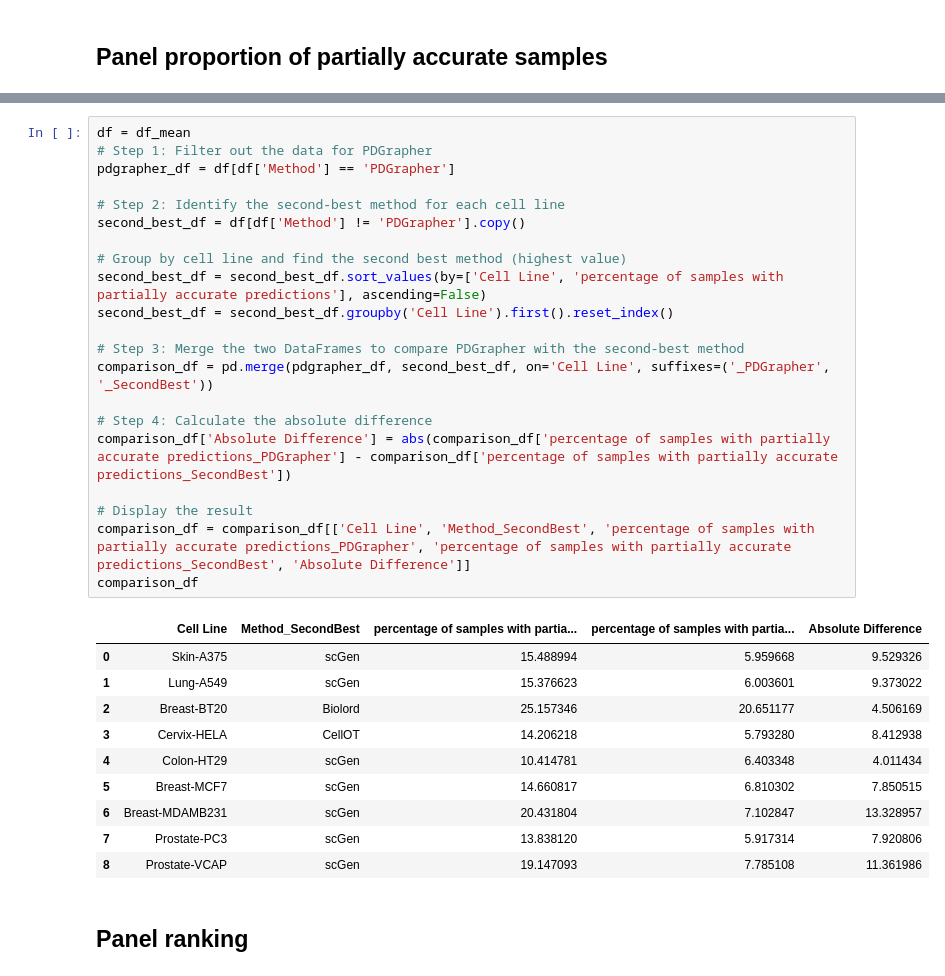
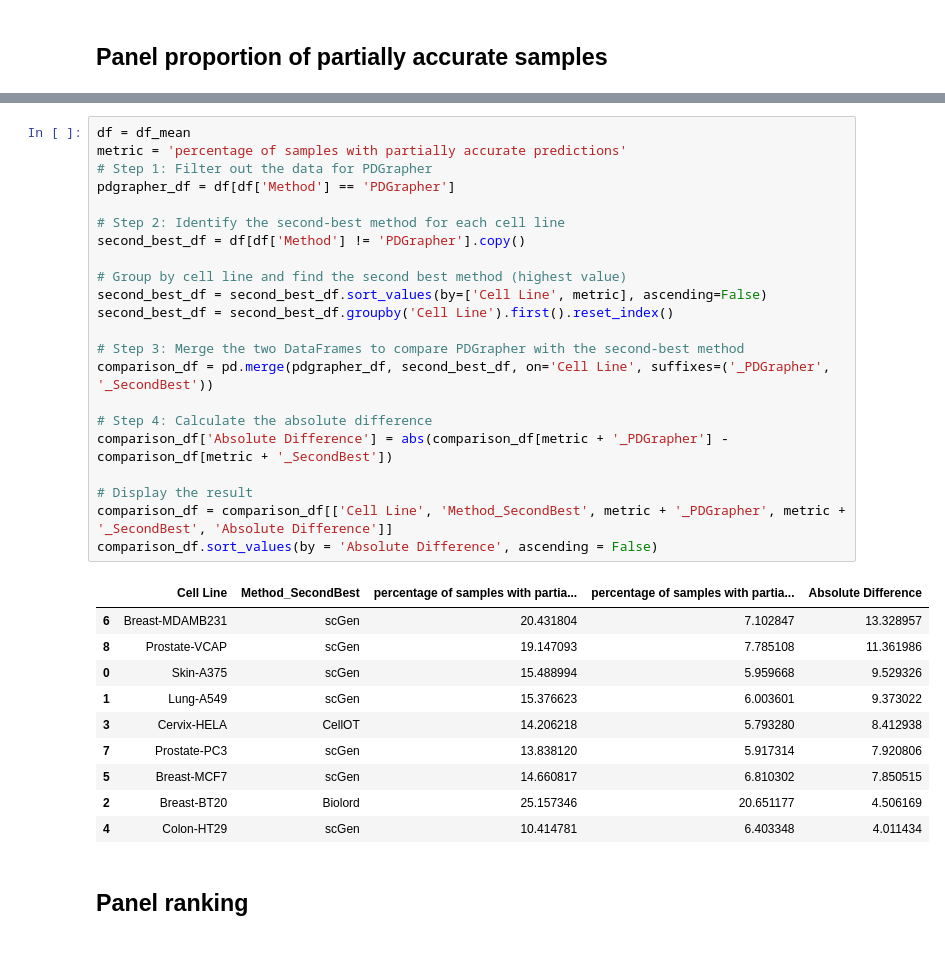
Before and after one commit to mims-harvard/PDGrapher, a Jupyter notebook: figures/figure_3_chemical_random/plot_figure_3.ipynb, the cells around one changed output, grey strips where cells are left out. Cells and saved outputs as stored; diff of their text form.

```diff
--- a/figures/figure_3_chemical_random/plot_figure_3.ipynb
+++ b/figures/figure_3_chemical_random/plot_figure_3.ipynb
@@ -338,35 +338,36 @@ The `ci` parameter is deprecated. Use `errorbar=None` for the same effect.
 # %%
 df = df_mean
+metric = 'percentage of samples with partially accurate predictions'
 # Step 1: Filter out the data for PDGrapher
 pdgrapher_df = df[df['Method'] == 'PDGrapher']
 
 # Step 2: Identify the second-best method for each cell line
 second_best_df = df[df['Method'] != 'PDGrapher'].copy()
 
 # Group by cell line and find the second best method (highest value)
-second_best_df = second_best_df.sort_values(by=['Cell Line', 'percentage of samples with partially accurate predictions'], ascending=False)
+second_best_df = second_best_df.sort_values(by=['Cell Line', metric], ascending=False)
 second_best_df = second_best_df.groupby('Cell Line').first().reset_index()
 
 # Step 3: Merge the two DataFrames to compare PDGrapher with the second-best method
 comparison_df = pd.merge(pdgrapher_df, second_best_df, on='Cell Line', suffixes=('_PDGrapher', '_SecondBest'))
 
 # Step 4: Calculate the absolute difference
-comparison_df['Absolute Difference'] = abs(comparison_df['percentage of samples with partially accurate predictions_PDGrapher'] - comparison_df['percentage of samples with partially accurate predictions_SecondBest'])
+comparison_df['Absolute Difference'] = abs(comparison_df[metric + '_PDGrapher'] - comparison_df[metric + '_SecondBest'])
 
 # Display the result
-comparison_df = comparison_df[['Cell Line', 'Method_SecondBest', 'percentage of samples with partially accurate predictions_PDGrapher', 'percentage of samples with partially accurate predictions_SecondBest', 'Absolute Difference']]
-comparison_df
+comparison_df = comparison_df[['Cell Line', 'Method_SecondBest', metric + '_PDGrapher', metric + '_SecondBest', 'Absolute Difference']]
+comparison_df.sort_values(by = 'Absolute Difference', ascending = False)
 # %% [output]
 |  | Cell Line | Method_SecondBest | percentage of samples with partia... | percentage of samples with partia... | Absolute Difference |
+| 6 | Breast-MDAMB231 | scGen | 20.431804 | 7.102847 | 13.328957 |
+| 8 | Prostate-VCAP | scGen | 19.147093 | 7.785108 | 11.361986 |
 | 0 | Skin-A375 | scGen | 15.488994 | 5.959668 | 9.529326 |
 | 1 | Lung-A549 | scGen | 15.376623 | 6.003601 | 9.373022 |
+| 3 | Cervix-HELA | CellOT | 14.206218 | 5.793280 | 8.412938 |
+| 7 | Prostate-PC3 | scGen | 13.838120 | 5.917314 | 7.920806 |
+| 5 | Breast-MCF7 | scGen | 14.660817 | 6.810302 | 7.850515 |
 | 2 | Breast-BT20 | Biolord | 25.157346 | 20.651177 | 4.506169 |
-| 3 | Cervix-HELA | CellOT | 14.206218 | 5.793280 | 8.412938 |
 | 4 | Colon-HT29 | scGen | 10.414781 | 6.403348 | 4.011434 |
-| 5 | Breast-MCF7 | scGen | 14.660817 | 6.810302 | 7.850515 |
-| 6 | Breast-MDAMB231 | scGen | 20.431804 | 7.102847 | 13.328957 |
-| 7 | Prostate-PC3 | scGen | 13.838120 | 5.917314 | 7.920806 |
-| 8 | Prostate-VCAP | scGen | 19.147093 | 7.785108 | 11.361986 |
 # %% [markdown]
 ## Panel ranking
 # %%
```
Also changed, not shown: parts of 11 cells of this notebook, 52 other files.
